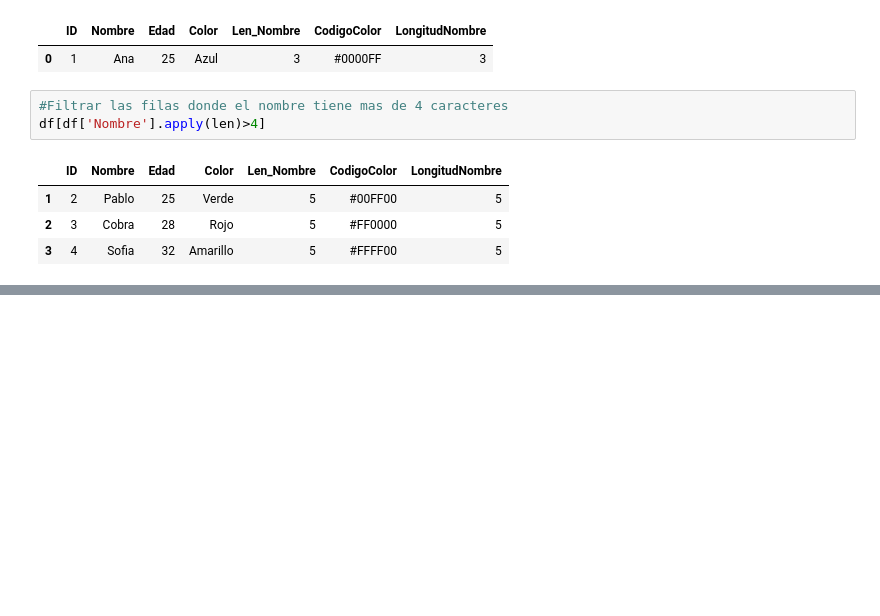
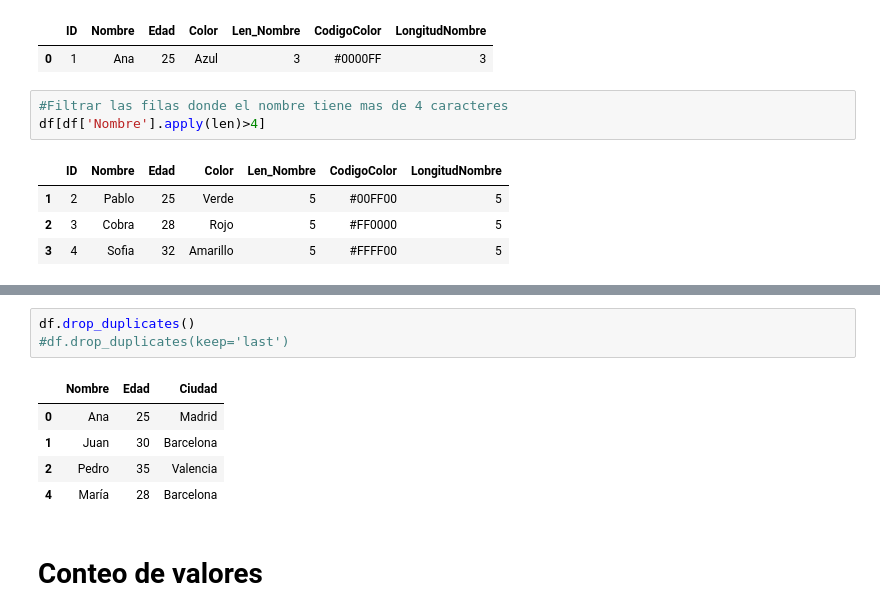
Before and after one commit to Jamquelet/procesamiento_de_datos_py, a Jupyter notebook: pandas/clase/clase_2.ipynb, the cells around one changed output, grey strips where cells are left out. Saved outputs shown, nothing was run; the diff lists cells and outputs as text; blank space fills up the shorter version.

```diff
--- a/pandas/clase/clase_2.ipynb
+++ b/pandas/clase/clase_2.ipynb
@@ -83,0 +145,11 @@ df[df['Nombre'].apply(len)>4]
+# %%
+df.drop_duplicates()
+#df.drop_duplicates(keep='last')
+# %% [output]
+|  | Nombre | Edad | Ciudad |
+| 0 | Ana | 25 | Madrid |
+| 1 | Juan | 30 | Barcelona |
+| 2 | Pedro | 35 | Valencia |
+| 4 | María | 28 | Barcelona |
+# %% [markdown]
+# Conteo de valores
```
Also changed, not shown: parts of 17 cells of this notebook, 3 other files.
